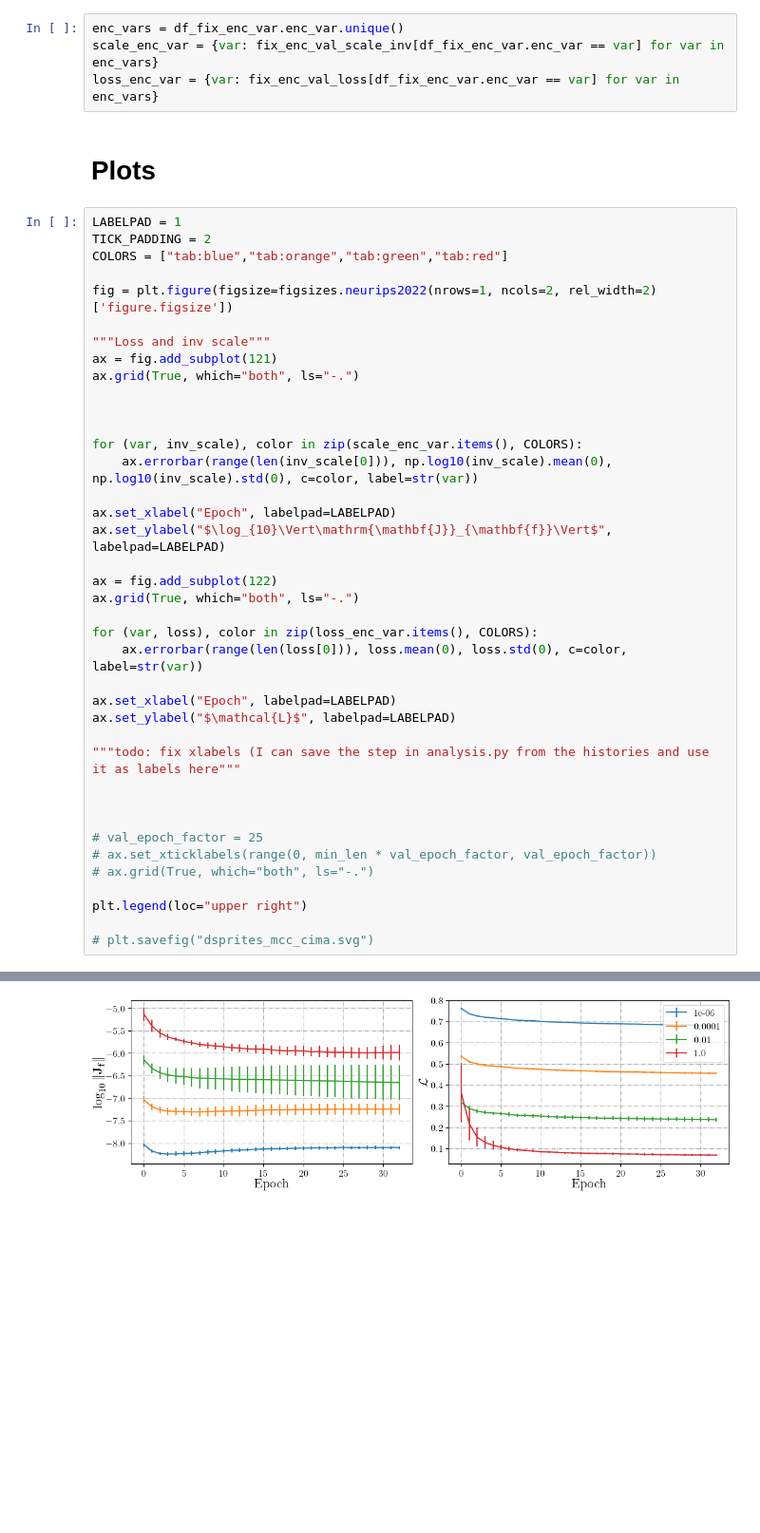
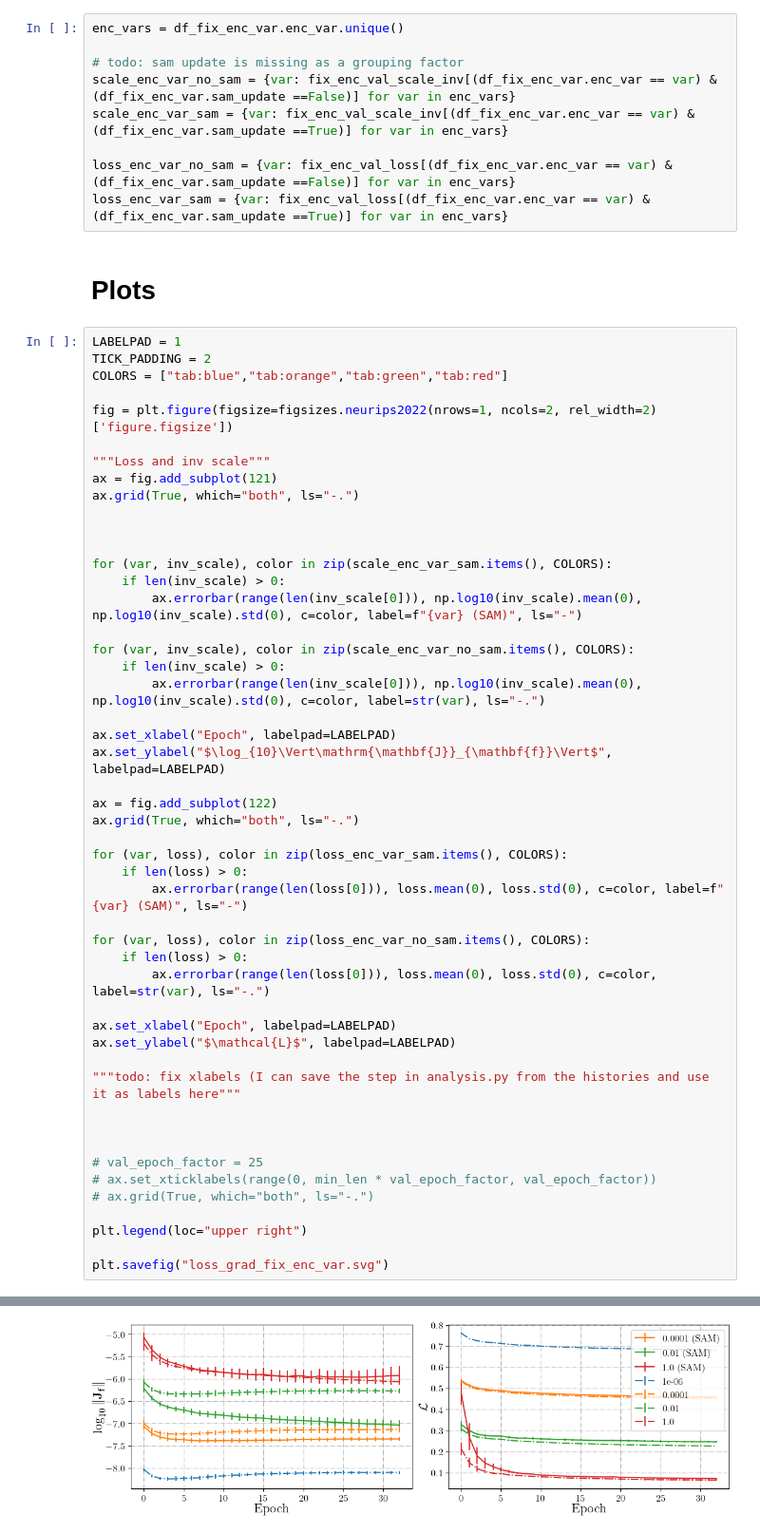
Before and after one commit to rpatrik96/vae-sam, a Jupyter notebook: analysis/figures.ipynb, the cells around one changed output, grey strips where cells are left out. Shown at 95% size. Saved outputs shown, nothing was run; the diff lists cells and outputs as text; blank space fills up the shorter version.

Commit message:
splitting fix_var plots by SAM updates

```diff
--- a/analysis/figures.ipynb
+++ b/analysis/figures.ipynb
@@ -115,8 +59,13 @@ array([1.e-06, 1.e-04, 1.e-02, 1.e+00])
 # Pre-processing
 # %%
 enc_vars = df_fix_enc_var.enc_var.unique()
-scale_enc_var = {var: fix_enc_val_scale_inv[df_fix_enc_var.enc_var == var] for var in enc_vars}
-loss_enc_var = {var: fix_enc_val_loss[df_fix_enc_var.enc_var == var] for var in enc_vars}
+
+# todo: sam update is missing as a grouping factor
+scale_enc_var_no_sam = {var: fix_enc_val_scale_inv[(df_fix_enc_var.enc_var == var) & (df_fix_enc_var.sam_update ==False)] for var in enc_vars}
+scale_enc_var_sam = {var: fix_enc_val_scale_inv[(df_fix_enc_var.enc_var == var) & (df_fix_enc_var.sam_update ==True)] for var in enc_vars}
+
+loss_enc_var_no_sam = {var: fix_enc_val_loss[(df_fix_enc_var.enc_var == var) & (df_fix_enc_var.sam_update ==False)] for var in enc_vars}
+loss_enc_var_sam = {var: fix_enc_val_loss[(df_fix_enc_var.enc_var == var) & (df_fix_enc_var.sam_update ==True)] for var in enc_vars}
 # %% [markdown]
 # Plots
 # %%
@@ -132,8 +81,13 @@ ax.grid(True, which="both", ls="-.")
 
 
 
-for (var, inv_scale), color in zip(scale_enc_var.items(), COLORS):
-    ax.errorbar(range(len(inv_scale[0])), np.log10(inv_scale).mean(0), np.log10(inv_scale).std(0), c=color, label=str(var))
+for (var, inv_scale), color in zip(scale_enc_var_sam.items(), COLORS):
+    if len(inv_scale) > 0:
+        ax.errorbar(range(len(inv_scale[0])), np.log10(inv_scale).mean(0), np.log10(inv_scale).std(0), c=color, label=f"{var} (SAM)", ls="-")
+
+for (var, inv_scale), color in zip(scale_enc_var_no_sam.items(), COLORS):
+    if len(inv_scale) > 0:
+        ax.errorbar(range(len(inv_scale[0])), np.log10(inv_scale).mean(0), np.log10(inv_scale).std(0), c=color, label=str(var), ls="-.")
 
 ax.set_xlabel("Epoch", labelpad=LABELPAD)
 ax.set_ylabel("$\log_{10}\Vert\mathrm{\mathbf{J}}_{\mathbf{f}}\Vert$", labelpad=LABELPAD)
@@ -141,8 +95,13 @@ ax.set_ylabel("$\log_{10}\Vert\mathrm{\mathbf{J}}_{\mathbf{f}}\Vert$", labelpad=
 ax = fig.add_subplot(122)
 ax.grid(True, which="both", ls="-.")
 
-for (var, loss), color in zip(loss_enc_var.items(), COLORS):
-    ax.errorbar(range(len(loss[0])), loss.mean(0), loss.std(0), c=color, label=str(var))
+for (var, loss), color in zip(loss_enc_var_sam.items(), COLORS):
+    if len(loss) > 0:
+        ax.errorbar(range(len(loss[0])), loss.mean(0), loss.std(0), c=color, label=f"{var} (SAM)", ls="-")
+
+for (var, loss), color in zip(loss_enc_var_no_sam.items(), COLORS):
+    if len(loss) > 0:
+        ax.errorbar(range(len(loss[0])), loss.mean(0), loss.std(0), c=color, label=str(var), ls="-.")
 
 ax.set_xlabel("Epoch", labelpad=LABELPAD)
 ax.set_ylabel("$\mathcal{L}$", labelpad=LABELPAD)
@@ -157,5 +116,5 @@ ax.set_ylabel("$\mathcal{L}$", labelpad=LABELPAD)
 
 plt.legend(loc="upper right")
 
-# plt.savefig("dsprites_mcc_cima.svg")
+plt.savefig("loss_grad_fix_enc_var.svg")
 # %% [output]
@@ -163 +121 @@ plt.legend(loc="upper right")
-[figure, old version]
+[figure, new version]
```
Also changed, not shown: parts of 7 cells of this notebook.
